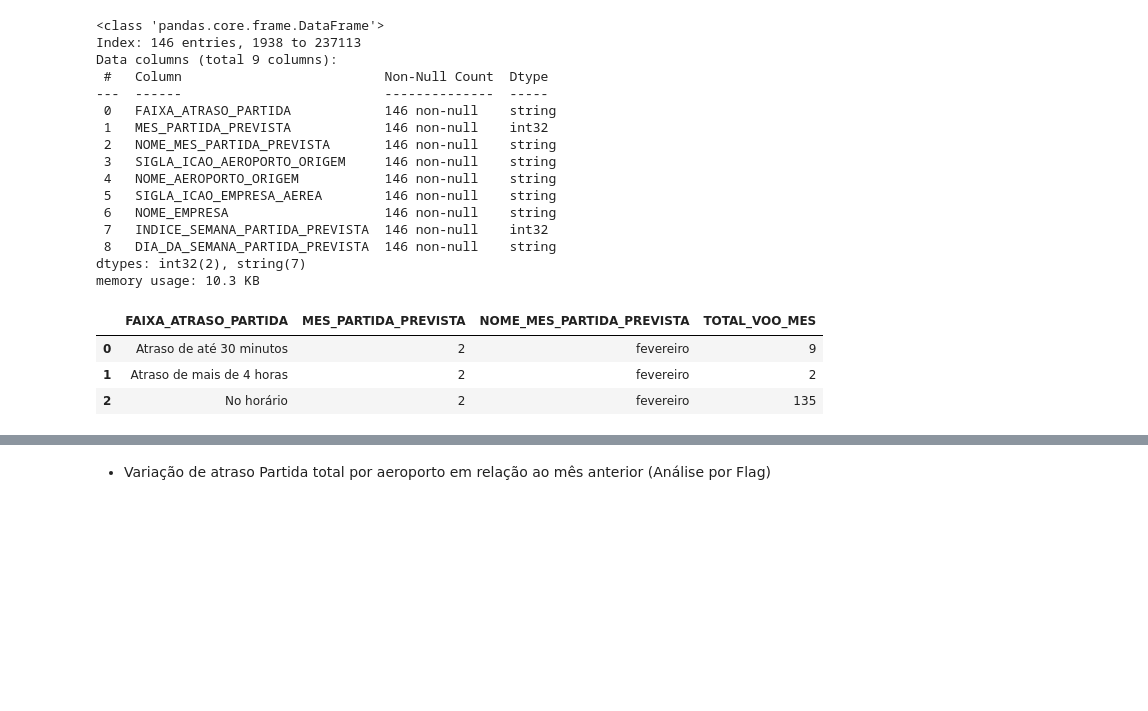
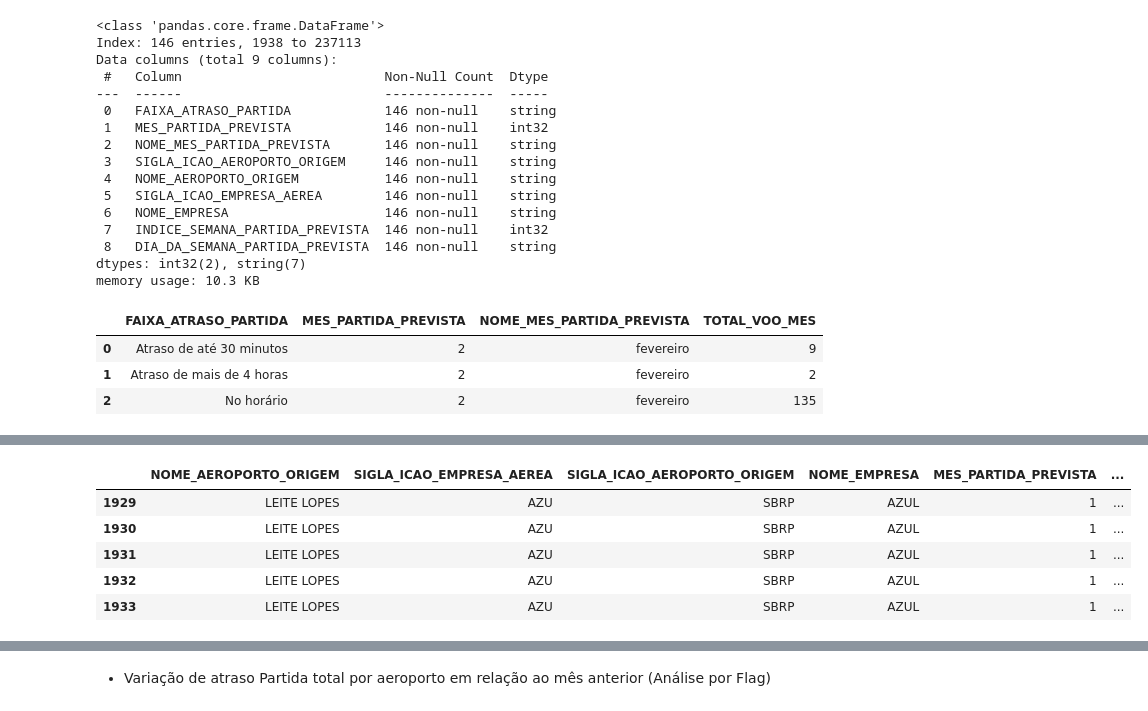
Before and after one commit to rodrigorocha1/dashboard_dados_voos_python, a Jupyter notebook: notebooks/visualizacoes.ipynb, the cells around one changed output, grey strips where cells are left out. Cells and saved outputs as stored; diff of their text form; code cells hidden in the pictures; blank space fills up the shorter version.

```diff
--- a/notebooks/visualizacoes.ipynb
+++ b/notebooks/visualizacoes.ipynb
@@ -486,0 +416,11 @@ fig.show()
+# %%
+dataframe = dataframe.query('SIGLA_ICAO_AEROPORTO_ORIGEM == "SBRP"')
+# dataframe = dataframe.query('SIGLA_ICAO_AEROPORTO_ORIGEM == "SBRP" and SIGLA_ICAO_EMPRESA_AEREA == "AZU"  and MES_PARTIDA_PREVISTA == 1')
+dataframe.head()
+# %% [output]
+|  | NOME_AEROPORTO_ORIGEM | SIGLA_ICAO_EMPRESA_AEREA | SIGLA_ICAO_AEROPORTO_ORIGEM | NOME_EMPRESA | MES_PARTIDA_PREVISTA | ... |
+| 1929 | LEITE LOPES | AZU | SBRP | AZUL | 1 | ... |
+| 1930 | LEITE LOPES | AZU | SBRP | AZUL | 1 | ... |
+| 1931 | LEITE LOPES | AZU | SBRP | AZUL | 1 | ... |
+| 1932 | LEITE LOPES | AZU | SBRP | AZUL | 1 | ... |
+| 1933 | LEITE LOPES | AZU | SBRP | AZUL | 1 | ... |
```
Also changed, not shown: parts of 22 cells of this notebook, 1 other file.
